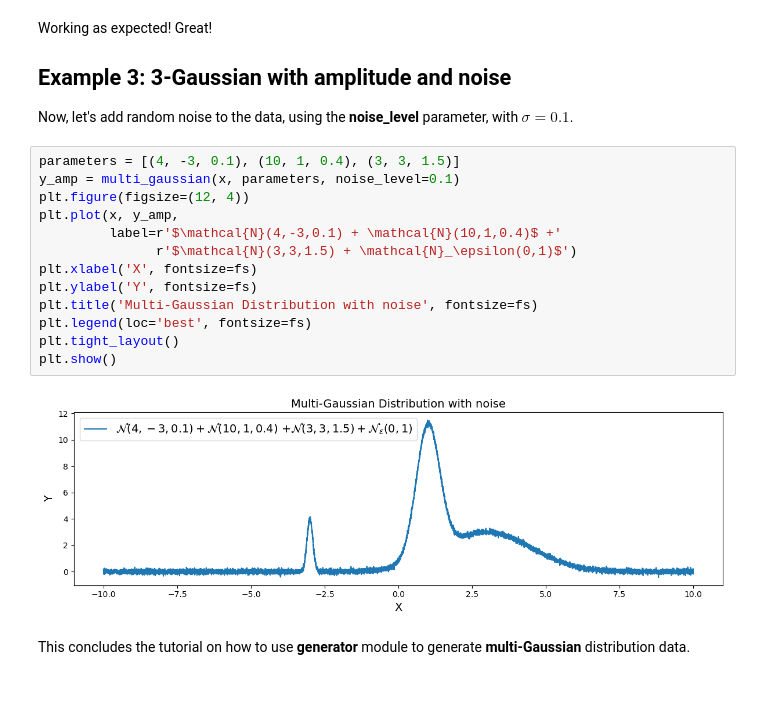
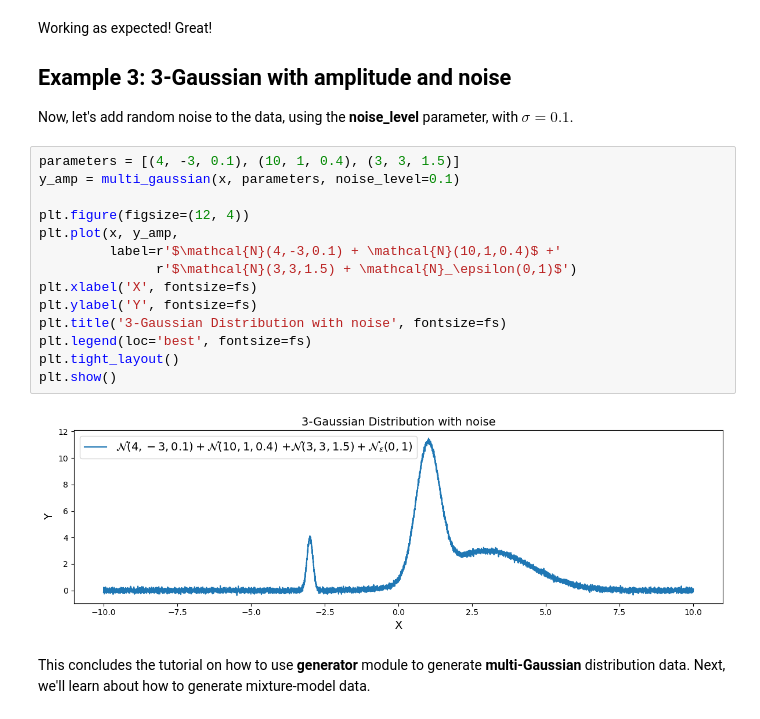
Before and after one commit to syedalimohsinbukhari/pyMultiFit, a Jupyter notebook: tutorials/generating_n_model_data.ipynb, the cells around one changed output. Drawn from its saved outputs; the diff is of its cells as text; blank space fills up the shorter version.

Commit message:
[doc-minor-6]
1. added `generating_mixture_model_data.ipynb` and `generating_mixture_model_data.nblink`
2. updated `tutorials.rst`
3. minor changes to `generating_n_model_data.ipynb`

```diff
--- a/tutorials/generating_n_model_data.ipynb
+++ b/tutorials/generating_n_model_data.ipynb
@@ -101,17 +106,19 @@ Now, let's add random noise to the data, using the **noise_level** parameter, wi
 # %%
 parameters = [(4, -3, 0.1), (10, 1, 0.4), (3, 3, 1.5)]
 y_amp = multi_gaussian(x, parameters, noise_level=0.1)
+
 plt.figure(figsize=(12, 4))
 plt.plot(x, y_amp,
          label=r'$\mathcal{N}(4,-3,0.1) + \mathcal{N}(10,1,0.4)$ +'
                r'$\mathcal{N}(3,3,1.5) + \mathcal{N}_\epsilon(0,1)$')
 plt.xlabel('X', fontsize=fs)
 plt.ylabel('Y', fontsize=fs)
-plt.title('Multi-Gaussian Distribution with noise', fontsize=fs)
+plt.title('3-Gaussian Distribution with noise', fontsize=fs)
 plt.legend(loc='best', fontsize=fs)
 plt.tight_layout()
 plt.show()
 # %% [output]
-[figure, old version]
+[figure, new version]
 # %% [markdown]
 This concludes the tutorial on how to use **generator** module to generate **multi-Gaussian** distribution data.
+Next, we'll learn about how to generate mixture-model data.
```
Also changed, not shown: parts of 5 cells of this notebook, 3 other files.
